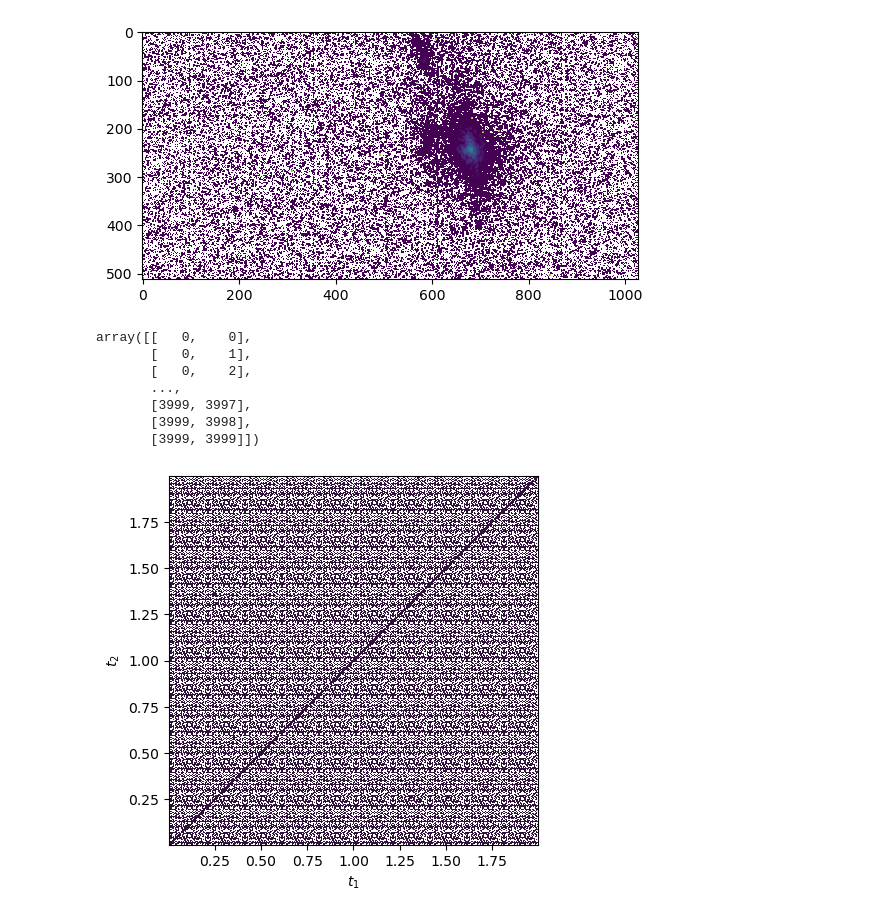
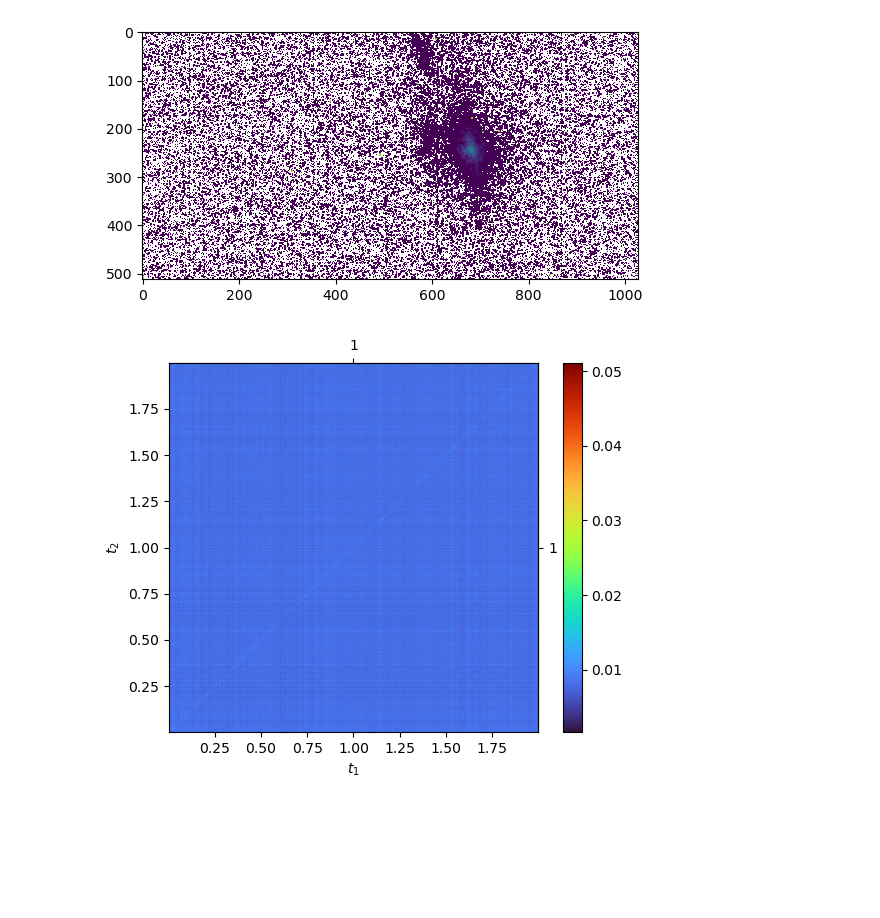
Before and after one commit to JAndronis/xpcs_analysis_cpp, a Jupyter notebook: analysis.ipynb, the cells around one changed output. Saved outputs shown, nothing was run; the diff lists cells and outputs as text; code cells hidden in the pictures; blank space fills up the shorter version.

```diff
--- a/analysis.ipynb
+++ b/analysis.ipynb
@@ -56,32 +54,27 @@ plt.imshow(original_image, norm=LogNorm())
 <matplotlib.image.AxesImage at 0x...>
 [figure]
 # %%
-f = h5.File('cmake-build-release/ttc.hdf5', 'r')
+f = h5.File('ttc.hdf5', 'r')
 ttc_dset = f['/ttc/data']
 ttc = darray.from_array(ttc_dset)
 time = f['/ttc/time_axis'][()][0]
-# %%
-np.argwhere(~np.isnan(ttc)).compute()
-# %% [output]
-array([[   0,    0],
-       [   0,    1],
-       [   0,    2],
-       ...,
-       [3999, 3997],
-       [3999, 3998],
-       [3999, 3999]])
 # %%
 ttc_submat = ttc_dset[()]
-plt.imshow(
+fig, ax = plt.subplots()
+ttc_plot = ax.imshow(
     ttc_submat,
-    norm=LogNorm(),
+    # norm=LogNorm(),
     origin='lower',
-    aspect='equal',
     cmap='turbo',
     extent=[time.min(), time.max(), time.min(), time.max()]
 )
-plt.xlabel('$t_1$')
-plt.ylabel('$t_2$')
+ax_x = ax.secondary_yaxis('right')
+ax_x.set_yticks(np.arange(0,ttc_submat.shape[0]))
+ax_y = ax.secondary_xaxis('top')
+ax_y.set_xticks(np.arange(0,ttc_submat.shape[0]))
+ax.set_xlabel('$t_1$')
+ax.set_ylabel('$t_2$')
+fig.colorbar(ttc_plot)
 plt.show()
 # %% [output]
-[figure, old version]
+[figure, new version]
```
Also changed, not shown: parts of 6 cells of this notebook, 5 other files.
